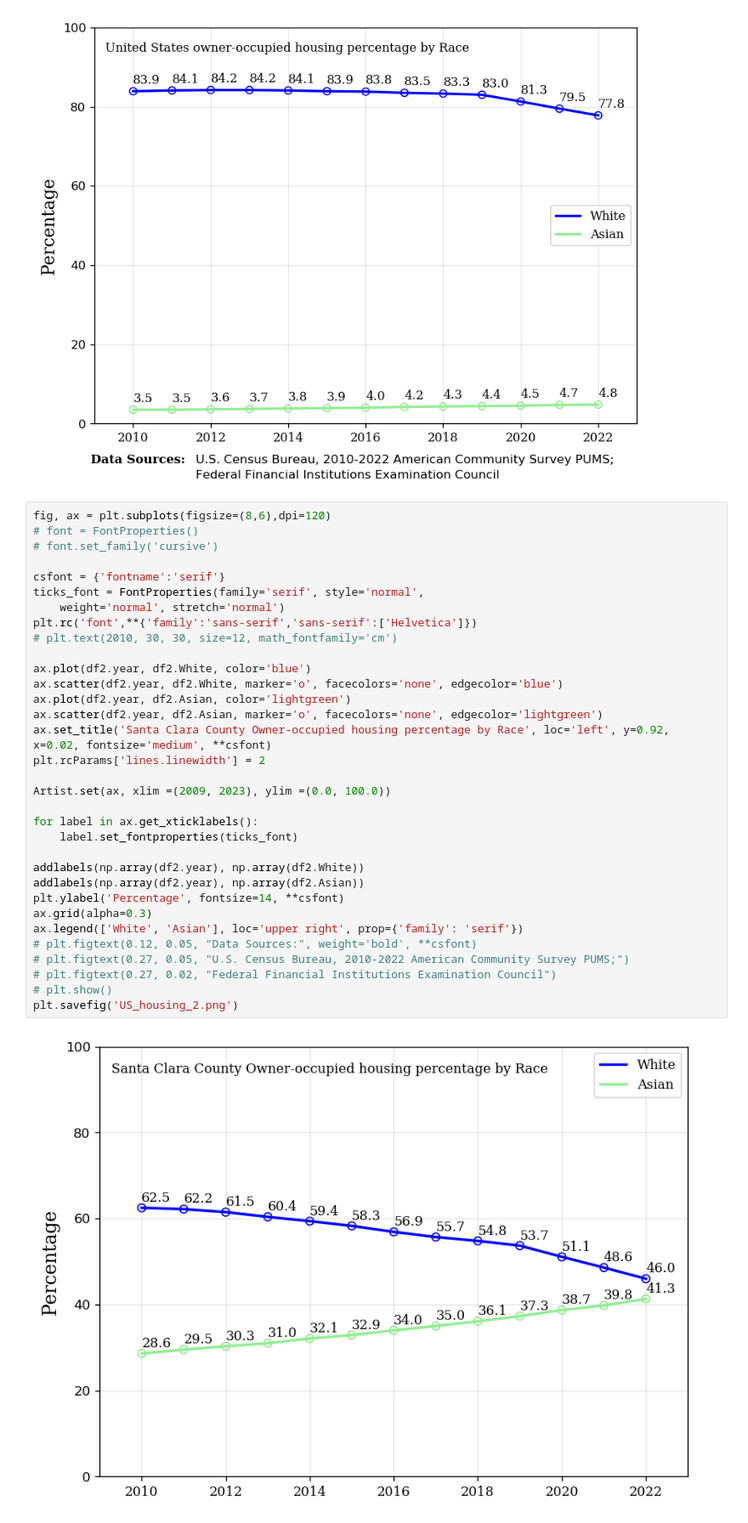
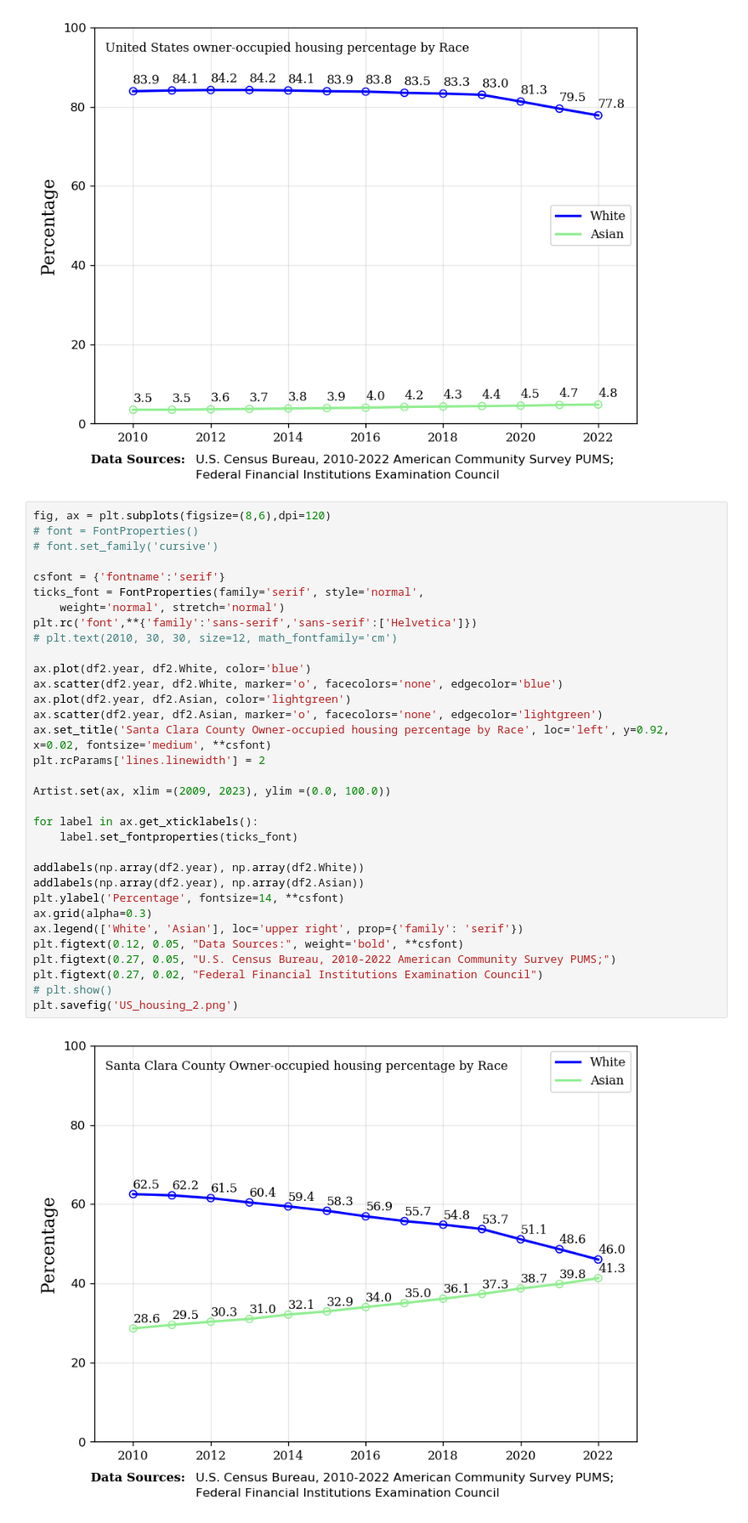
Before and after one commit to goose888/artplot, a Jupyter notebook: House_owner_race.ipynb, the cells around one changed output. Shown at 85% size. Saved outputs shown, nothing was run; the diff lists cells and outputs as text.

Commit message:
added new annotation to the second figure

```diff
--- a/House_owner_race.ipynb
+++ b/House_owner_race.ipynb
@@ -68,34 +68,34 @@ plt.savefig('US_housing.png')
 fig, ax = plt.subplots(figsize=(8,6),dpi=120)
 # font = FontProperties()
 # font.set_family('cursive')
 
 csfont = {'fontname':'serif'}
 ticks_font = FontProperties(family='serif', style='normal',
     weight='normal', stretch='normal')
 plt.rc('font',**{'family':'sans-serif','sans-serif':['Helvetica']})
 # plt.text(2010, 30, 30, size=12, math_fontfamily='cm')
 
 ax.plot(df2.year, df2.White, color='blue')
 ax.scatter(df2.year, df2.White, marker='o', facecolors='none', edgecolor='blue')
 ax.plot(df2.year, df2.Asian, color='lightgreen')
 ax.scatter(df2.year, df2.Asian, marker='o', facecolors='none', edgecolor='lightgreen')
 ax.set_title('Santa Clara County Owner-occupied housing percentage by Race', loc='left', y=0.92, x=0.02, fontsize='medium', **csfont)
 plt.rcParams['lines.linewidth'] = 2
 
 Artist.set(ax, xlim =(2009, 2023), ylim =(0.0, 100.0))
 
 for label in ax.get_xticklabels():
     label.set_fontproperties(ticks_font)
 
 addlabels(np.array(df2.year), np.array(df2.White))
 addlabels(np.array(df2.year), np.array(df2.Asian))
 plt.ylabel('Percentage', fontsize=14, **csfont)
 ax.grid(alpha=0.3)
 ax.legend(['White', 'Asian'], loc='upper right', prop={'family': 'serif'})
-# plt.figtext(0.12, 0.05, "Data Sources:", weight='bold', **csfont)
-# plt.figtext(0.27, 0.05, "U.S. Census Bureau, 2010-2022 American Community Survey PUMS;")
-# plt.figtext(0.27, 0.02, "Federal Financial Institutions Examination Council")
+plt.figtext(0.12, 0.05, "Data Sources:", weight='bold', **csfont)
+plt.figtext(0.27, 0.05, "U.S. Census Bureau, 2010-2022 American Community Survey PUMS;")
+plt.figtext(0.27, 0.02, "Federal Financial Institutions Examination Council")
 # plt.show()
 plt.savefig('US_housing_2.png')
 # %% [output]
-[figure, old version]
+[figure, new version]
```
Also changed, not shown: 1 other file.
